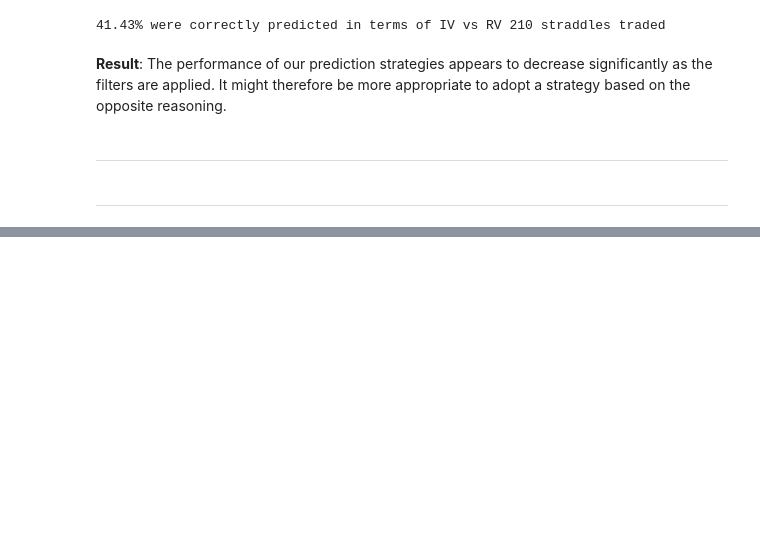
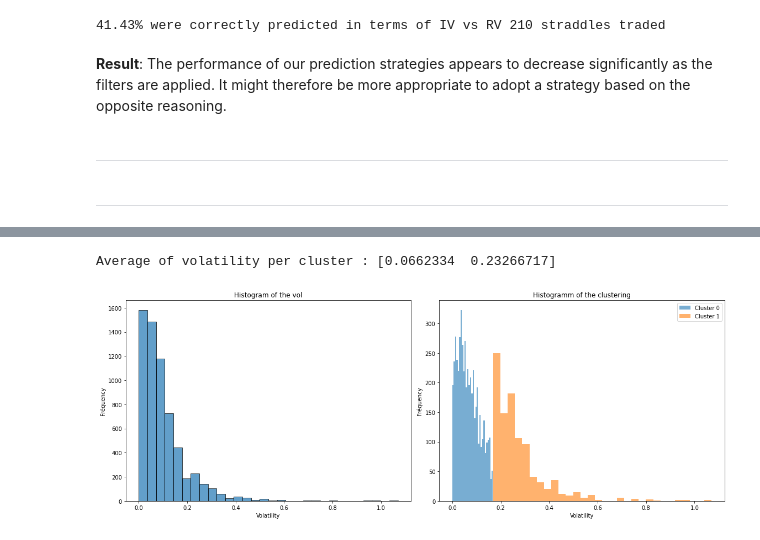
Before and after one commit to jasonTor/Alpha_Volatility_Strategy, a Jupyter notebook: exploratory_analysis.ipynb, the cells around one changed output, grey strips where cells are left out. Cells and saved outputs as stored; diff of their text form; code cells hidden in the pictures; blank space fills up the shorter version.

```diff
--- a/exploratory_analysis.ipynb
+++ b/exploratory_analysis.ipynb
@@ -799,0 +809,35 @@ print(f"{percent:.2f}% were correctly predicted in terms of IV vs RV {len(condit
+# %%
+log_returns = np.log(df_train['Price'] / df_train['Price'].shift(1)).dropna()
+rolling_window = 10
+vol_10d = log_returns.rolling(rolling_window).std() * np.sqrt(252)
+vol_10d_clean = vol_10d.dropna()
+vol_10d_reshape = vol_10d_clean.values.reshape(-1, 1)
+
+# Volatility clustering
+gmm = GaussianMixture(n_components=2, random_state=42)
+gmm.fit(vol_10d_reshape)
+labels = gmm.predict(vol_10d_reshape)
+means = gmm.means_.flatten()
+print(f"Average of volatility per cluster : {means}")
+
+fig, axes = plt.subplots(1, 2, figsize=(16,6))
+
+# Histogram
+axes[0].hist(vol_10d_clean, bins=30, edgecolor='k', alpha=0.7)
+axes[0].set_title('Histogram of the vol')
+axes[0].set_xlabel('Volatility')
+axes[0].set_ylabel('Fréquency')
+
+# Clustering
+axes[1].hist(vol_10d_reshape[labels==0], bins=30, alpha=0.6, label='Cluster 0')
+axes[1].hist(vol_10d_reshape[labels==1], bins=30, alpha=0.6, label='Cluster 1')
+axes[1].set_title('Histogramm of the clustering')
+axes[1].set_xlabel('Volatility')
+axes[1].set_ylabel('Fréquency')
+axes[1].legend()
+
+plt.tight_layout()
+plt.show()
+# %% [output]
+Average of volatility per cluster : [0.0662334  0.23266717]
+[figure, added]
```
Also changed, not shown: parts of 26 cells of this notebook, 2 other files.
